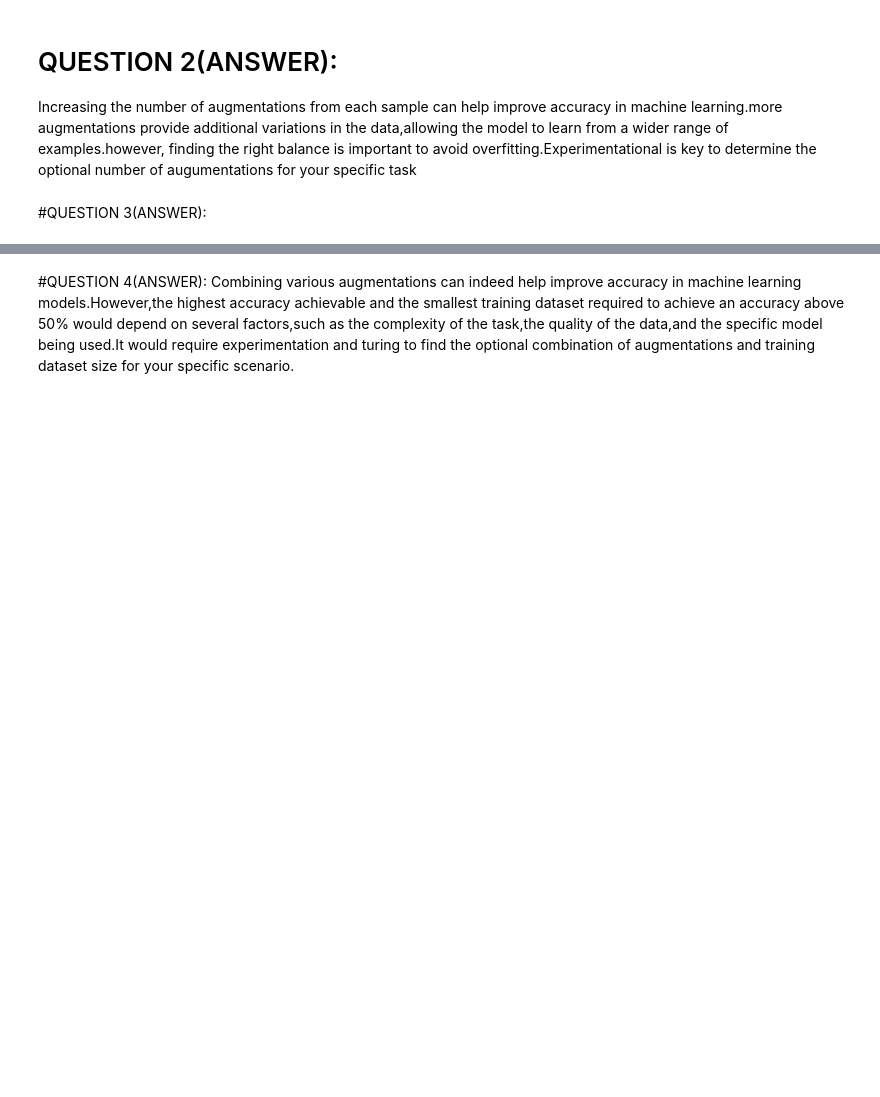
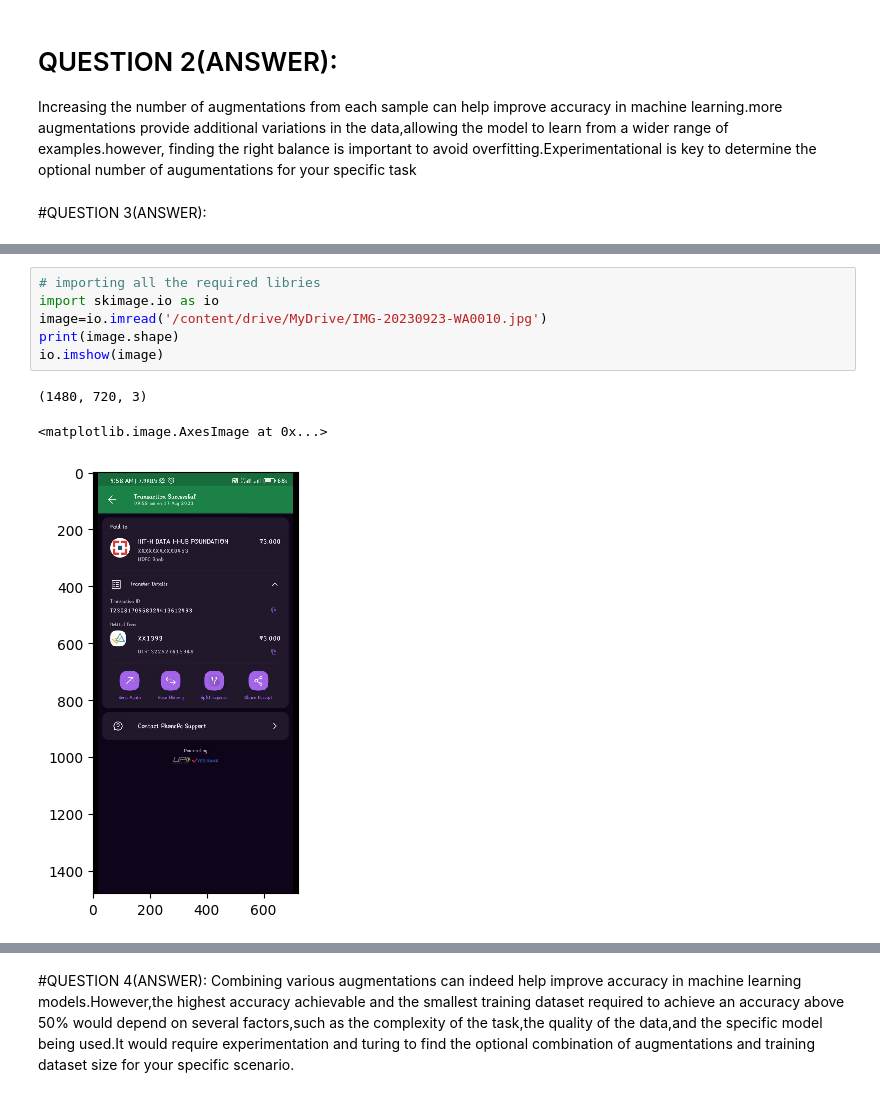
Before and after one commit to IllaJyoCodingPro/FMML_LAB-MODULES, a Jupyter notebook: Copy_of_Module_01_Lab_03_Augmentation.ipynb, the cells around one changed output, grey strips where cells are left out. Saved outputs shown, nothing was run; the diff lists cells and outputs as text; blank space fills up the shorter version.

```diff
--- a/Copy_of_Module_01_Lab_03_Augmentation.ipynb
+++ b/Copy_of_Module_01_Lab_03_Augmentation.ipynb
@@ -360,0 +371,10 @@ DisabledFunctionError: ignored
+# %%
+# importing all the required libries
+import skimage.io as io
+image=io.imread('/content/drive/MyDrive/IMG-20230923-WA0010.jpg')
+print(image.shape)
+io.imshow(image)
+# %% [output]
+(1480, 720, 3)
+<matplotlib.image.AxesImage at 0x...>
+[figure, added]
```
Also changed, not shown: parts of 11 cells of this notebook.
